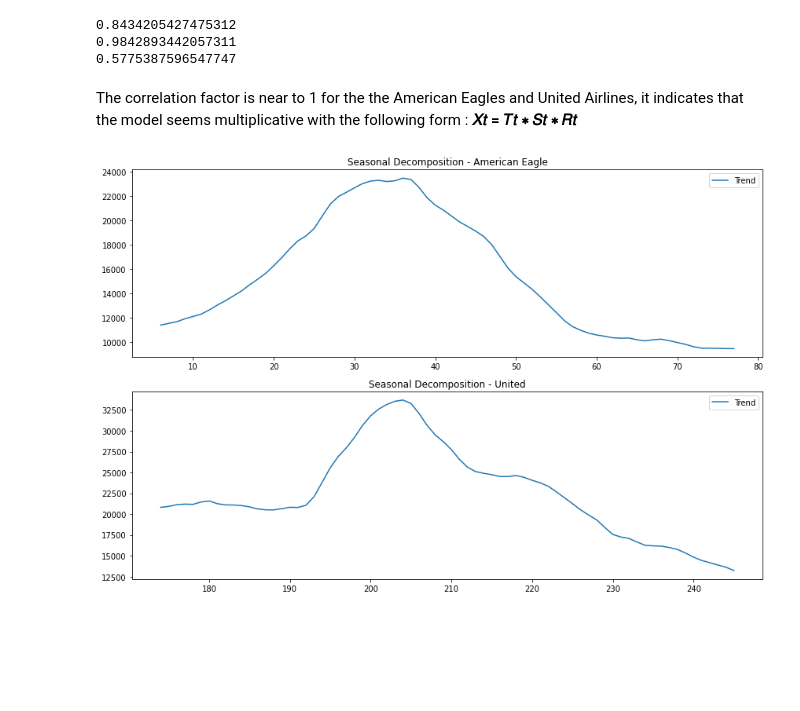
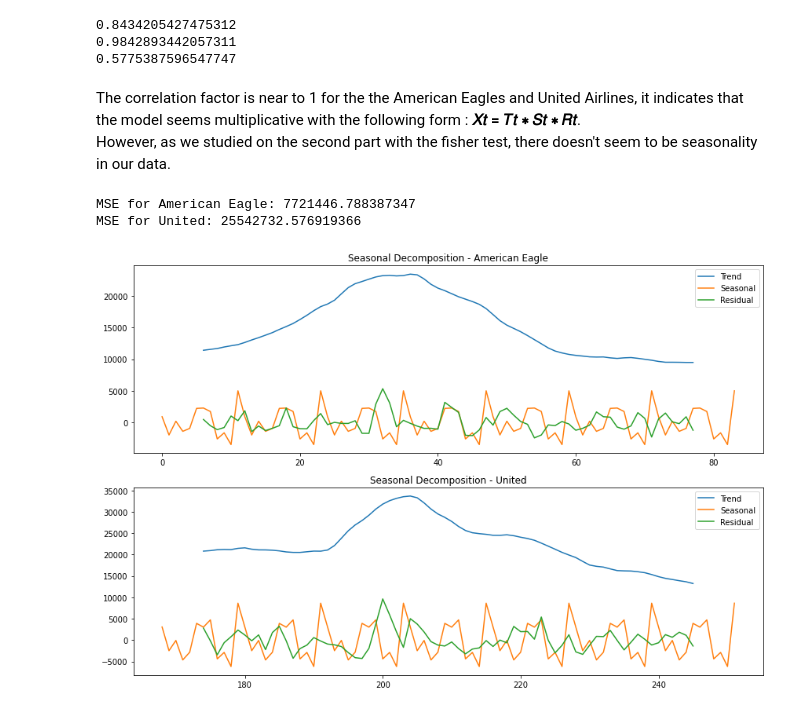
Before and after one commit to claragbl/Time_Series_Analysis_Project, a Jupyter notebook: Time_Series_Gaubil_Rageot.ipynb, the cells around one changed output. Saved outputs shown, nothing was run; the diff lists cells and outputs as text; code cells hidden in the pictures; blank space fills up the shorter version.

Commit message:
version multiplicative

```diff
--- a/Time_Series_Gaubil_Rageot.ipynb
+++ b/Time_Series_Gaubil_Rageot.ipynb
@@ -451,33 +471,45 @@ for airline in airlines:
 0.9842893442057311
 0.5775387596547747
 # %% [markdown]
-The correlation factor is near to 1 for the the American Eagles and United Airlines, it indicates that the model seems multiplicative with the following form : **𝑋𝑡 = 𝑇𝑡 ∗ 𝑆𝑡 ∗ 𝑅𝑡**
+The correlation factor is near to 1 for the the American Eagles and United Airlines, it indicates that the model seems multiplicative with the following form : **𝑋𝑡 = 𝑇𝑡 ∗ 𝑆𝑡 ∗ 𝑅𝑡**.
+However, as we studied on the second part with the fisher test, there doesn't seem to be seasonality in our data.
 # %%
-from statsmodels.tsa.seasonal import seasonal_decompose
-
 # Decompose the time series for American Eagle
-result_ae = seasonal_decompose(df_baggage[df_baggage['Airline'] == 'American Eagle']['Baggage'], model='multiplicative', period=12)
-trend_ae = result_ae.trend.dropna()
+result_ae2 = seasonal_decompose(df_baggage[df_baggage['Airline'] == 'American Eagle']['Baggage'], model='additive', period=12)
+trend_ae2 = result_ae2.trend.dropna()
 
 # Decompose the time series for United
-result_united = seasonal_decompose(df_baggage[df_baggage['Airline'] == 'United']['Baggage'], model='multiplicative', period=12)
-trend_united = result_united.trend.dropna()
+result_united2 = seasonal_decompose(df_baggage[df_baggage['Airline'] == 'United']['Baggage'], model='additive', period=12)
+trend_united2 = result_united2.trend.dropna()
+
+# Calculate MSE for American Eagle
+mse_ae2 = ((df_baggage[df_baggage['Airline'] == 'American Eagle']['Baggage'].loc[trend_ae2.index] - trend_ae2) ** 2).mean()
+
+# Calculate MSE for United
+mse_united2 = ((df_baggage[df_baggage['Airline'] == 'United']['Baggage'].loc[trend_united2.index] - trend_united2) ** 2).mean()
+
+print("MSE for American Eagle:", mse_ae2)
+print("MSE for United:", mse_united2)
 
 plt.figure(figsize=(12, 8))
 
 plt.subplot(2, 1, 1)
 plt.title('Seasonal Decomposition - American Eagle')
-result_ae.trend.plot(label='Trend')
-
+result_ae2.trend.plot(label='Trend')
+result_ae2.seasonal.plot(label='Seasonal')
+result_ae2.resid.plot(label='Residual')
 plt.legend()
 
 plt.subplot(2, 1, 2)
 plt.title('Seasonal Decomposition - United')
-result_united.trend.plot(label='Trend')
-
+result_united2.trend.plot(label='Trend')
+result_united2.seasonal.plot(label='Seasonal')
+result_united2.resid.plot(label='Residual')
 plt.legend()
 
 plt.tight_layout()
 plt.show()
 # %% [output]
+MSE for American Eagle: 7721446.788387347
+MSE for United: 25542732.576919366
-[figure, old version]
+[figure, new version]
```
Also changed, not shown: parts of 13 cells of this notebook.
